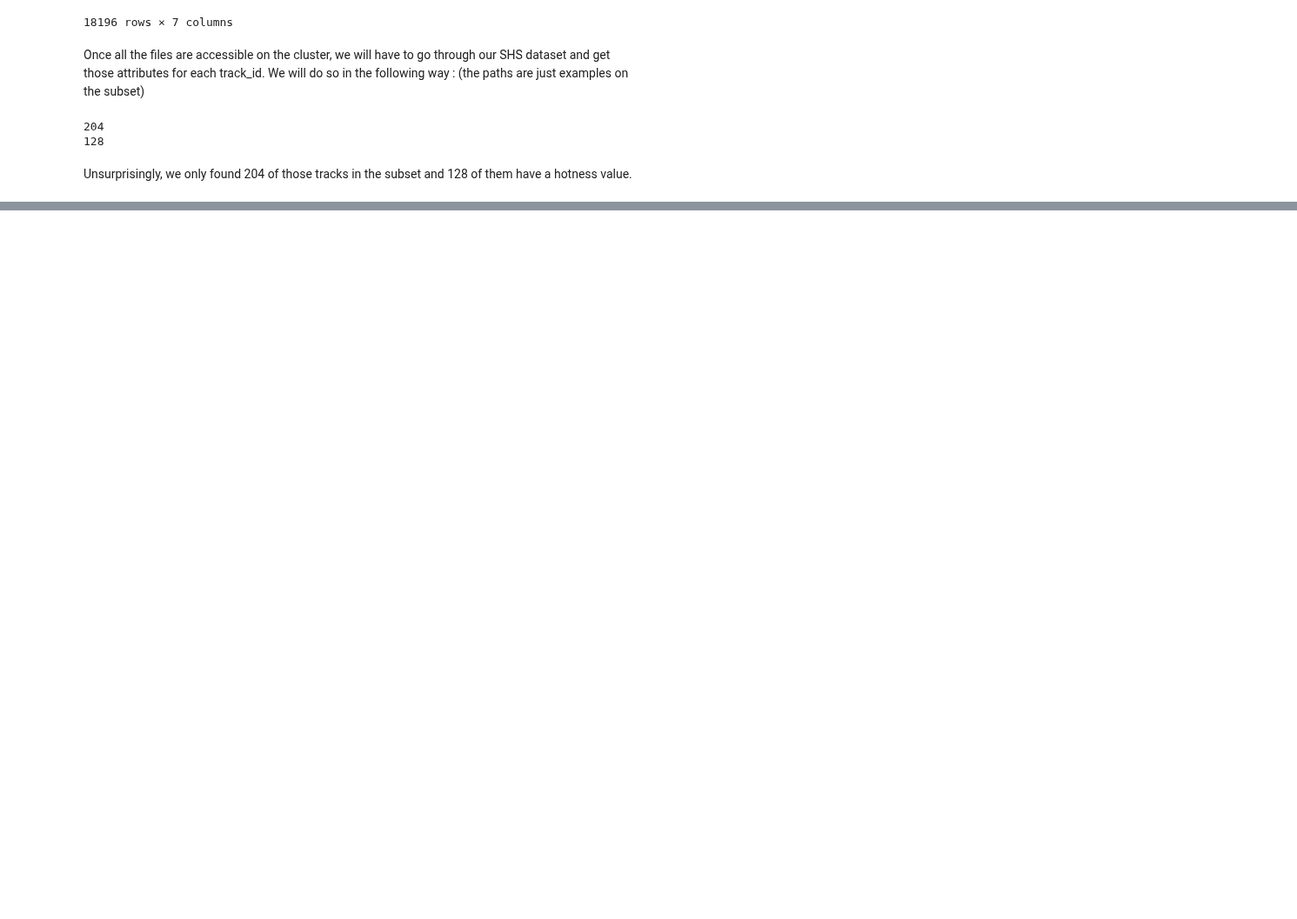
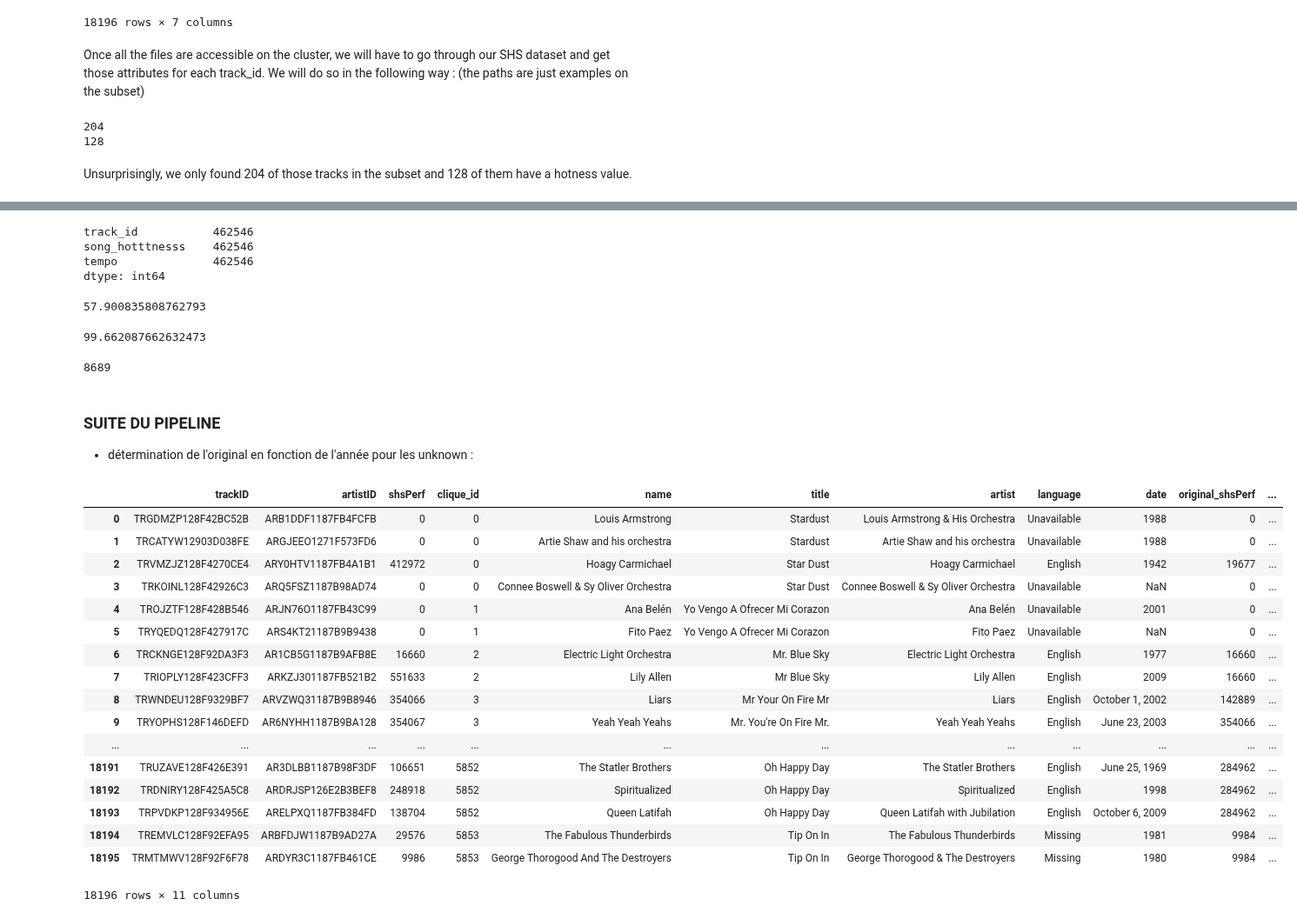
Before and after one commit to padesplaces/ada2017, a Jupyter notebook: project/notebook_pa.ipynb, the cells around one changed output, grey strips where cells are left out. Shown at 87% size. Cells and saved outputs as stored; diff of their text form; code cells hidden in the pictures; blank space fills up the shorter version.

```diff
--- a/project/notebook_pa.ipynb
+++ b/project/notebook_pa.ipynb
@@ -104,0 +133,48 @@ Unsurprisingly, we only found 204 of those tracks in the subset and 128 of them
+# %%
+full_df.count()
+# %% [output]
+track_id           462546
+song_hotttnesss    462546
+tempo              462546
+dtype: int64
+# %%
+#percentage of song_hotttnesss available
+100 * ( 1 - full_df.song_hotttnesss.str.contains("nan").sum() / full_df.shape[0] )
+# %% [output]
+57.900835808762793
+# %%
+#percentage of tempo available
+100 * ( 1 - (full_df.tempo==0).sum() / full_df.shape[0] )
+# %% [output]
+99.662087662632473
+# %%
+#Number of matches between the full set and the cover set
+len(set(full_df.track_id) & set(covers.trackID))
+# %% [output]
+8689
+# %% [markdown]
+### SUITE DU PIPELINE
+
+* détermination de l'original en fonction de l'année pour les unknown :
+# %%
+covers = pickle.load(open("covers_merged.p","rb"))
+covers
+# %% [output]
+|  | trackID | artistID | shsPerf | clique_id | name | title | artist | language | date | original_shsPerf | ... |
+| 0 | TRGDMZP128F42BC52B | ARB1DDF1187FB4FCFB | 0 | 0 | Louis Armstrong | Stardust | Louis Armstrong & His Orchestra | Unavailable | 1988 | 0 | ... |
+| 1 | TRCATYW12903D038FE | ARGJEEO1271F573FD6 | 0 | 0 | Artie Shaw and his orchestra | Stardust | Artie Shaw and his orchestra | Unavailable | 1988 | 0 | ... |
+| 2 | TRVMZJZ128F4270CE4 | ARY0HTV1187FB4A1B1 | 412972 | 0 | Hoagy Carmichael | Star Dust | Hoagy Carmichael | English | 1942 | 19677 | ... |
+| 3 | TRKOINL128F42926C3 | ARQ5FSZ1187B98AD74 | 0 | 0 | Connee Boswell & Sy Oliver Orchestra | Star Dust | Connee Boswell & Sy Oliver Orchestra | Unavailable | NaN | 0 | ... |
+| 4 | TROJZTF128F428B546 | ARJN76O1187FB43C99 | 0 | 1 | Ana Belén | Yo Vengo A Ofrecer Mi Corazon | Ana Belén | Unavailable | 2001 | 0 | ... |
+| 5 | TRYQEDQ128F427917C | ARS4KT21187B9B9438 | 0 | 1 | Fito Paez | Yo Vengo A Ofrecer Mi Corazon | Fito Paez | Unavailable | NaN | 0 | ... |
+| 6 | TRCKNGE128F92DA3F3 | AR1CB5G1187B9AFB8E | 16660 | 2 | Electric Light Orchestra | Mr. Blue Sky | Electric Light Orchestra | English | 1977 | 16660 | ... |
+| 7 | TRIOPLY128F423CFF3 | ARKZJ301187FB521B2 | 551633 | 2 | Lily Allen | Mr Blue Sky | Lily Allen | English | 2009 | 16660 | ... |
+| 8 | TRWNDEU128F9329BF7 | ARVZWQ31187B9B8946 | 354066 | 3 | Liars | Mr Your On Fire Mr | Liars | English | October 1, 2002 | 142889 | ... |
+| 9 | TRYOPHS128F146DEFD | AR6NYHH1187B9BA128 | 354067 | 3 | Yeah Yeah Yeahs | Mr. You're On Fire Mr. | Yeah Yeah Yeahs | English | June 23, 2003 | 354066 | ... |
+| ... | ... | ... | ... | ... | ... | ... | ... | ... | ... | ... | ... |
+| 18191 | TRUZAVE128F426E391 | AR3DLBB1187B98F3DF | 106651 | 5852 | The Statler Brothers | Oh Happy Day | The Statler Brothers | English | June 25, 1969 | 284962 | ... |
+| 18192 | TRDNIRY128F425A5C8 | ARDRJSP126E2B3BEF8 | 248918 | 5852 | Spiritualized | Oh Happy Day | Spiritualized | English | 1998 | 284962 | ... |
+| 18193 | TRPVDKP128F934956E | ARELPXQ1187FB384FD | 138704 | 5852 | Queen Latifah | Oh Happy Day | Queen Latifah with Jubilation | English | October 6, 2009 | 284962 | ... |
+| 18194 | TREMVLC128F92EFA95 | ARBFDJW1187B9AD27A | 29576 | 5853 | The Fabulous Thunderbirds | Tip On In | The Fabulous Thunderbirds | Missing | 1981 | 9984 | ... |
+| 18195 | TRMTMWV128F92F6F78 | ARDYR3C1187FB461CE | 9986 | 5853 | George Thorogood And The Destroyers | Tip On In | George Thorogood & The Destroyers | Missing | 1980 | 9984 | ... |
+18196 rows × 11 columns
```
Also changed, not shown: parts of 14 cells of this notebook, 1 other file.
